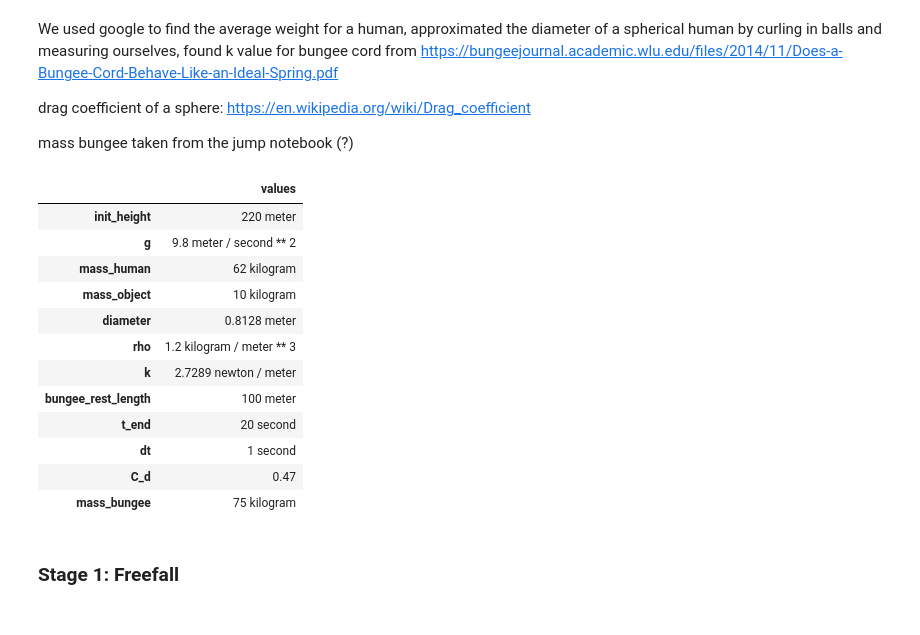
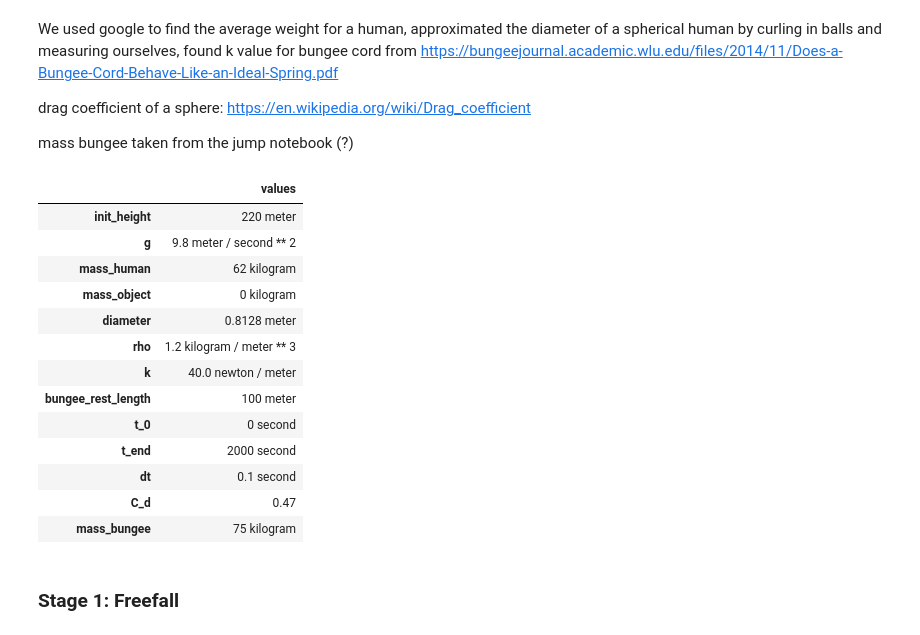
Before and after one commit to nightengail/Modsim-Project-3, a Jupyter notebook: Bungee Jumping Drop_ Modsim Project 3.ipynb, the cells around one changed output. Cells and saved outputs as stored; diff of their text form; code cells hidden in the pictures.

```diff
--- a/Bungee Jumping Drop_ Modsim Project 3.ipynb
+++ b/Bungee Jumping Drop_ Modsim Project 3.ipynb
@@ -27,28 +27,32 @@ mass bungee taken from the jump notebook (?)
 # %%
 params = Params(init_height = 220 * m,
                 g = 9.8 * m/s**2,
                 mass_human = 62 * kg,
-                mass_object = 10 * kg,
+#                 mass_object = 10 * kg,
+                mass_object = 0 * kg,
                 diameter = 0.8128 * m, # diameter of a spherical human
                 rho = 1.2 * kg/m**3,   # rho of air for drag calculations
-                k = 2.7289 * N/m,      # k value for an average bungee cord
+                k = 40 * N/m,      # k value for an average bungee cord
                 bungee_rest_length = 100 * m, # bungee cord less than half of init_height FOR NOW
-                t_end = 20 * s,
-               dt = 1*s,
+                t_0 = 0 *s,
+                t_end = 2000 * s,
+                dt = 0.1*s,
+#                dt = .01*s, # will use for final essay
                C_d = 0.47,
                mass_bungee = 75 * kg)
 # %% [output]
 |  | values |
 | init_height | 220 meter |
 | g | 9.8 meter / second ** 2 |
 | mass_human | 62 kilogram |
-| mass_object | 10 kilogram |
+| mass_object | 0 kilogram |
 | diameter | 0.8128 meter |
 | rho | 1.2 kilogram / meter ** 3 |
-| k | 2.7289 newton / meter |
+| k | 40.0 newton / meter |
 | bungee_rest_length | 100 meter |
-| t_end | 20 second |
-| dt | 1 second |
+| t_0 | 0 second |
+| t_end | 2000 second |
+| dt | 0.1 second |
 | C_d | 0.47 |
 | mass_bungee | 75 kilogram |
 # %%
```
Also changed, not shown: parts of 19 cells of this notebook.
